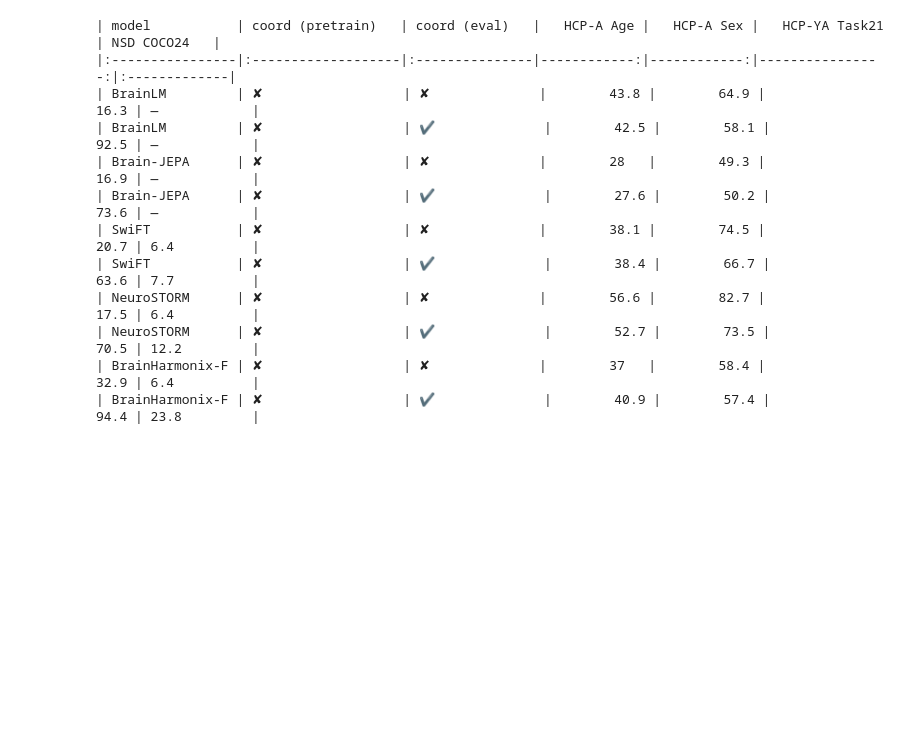
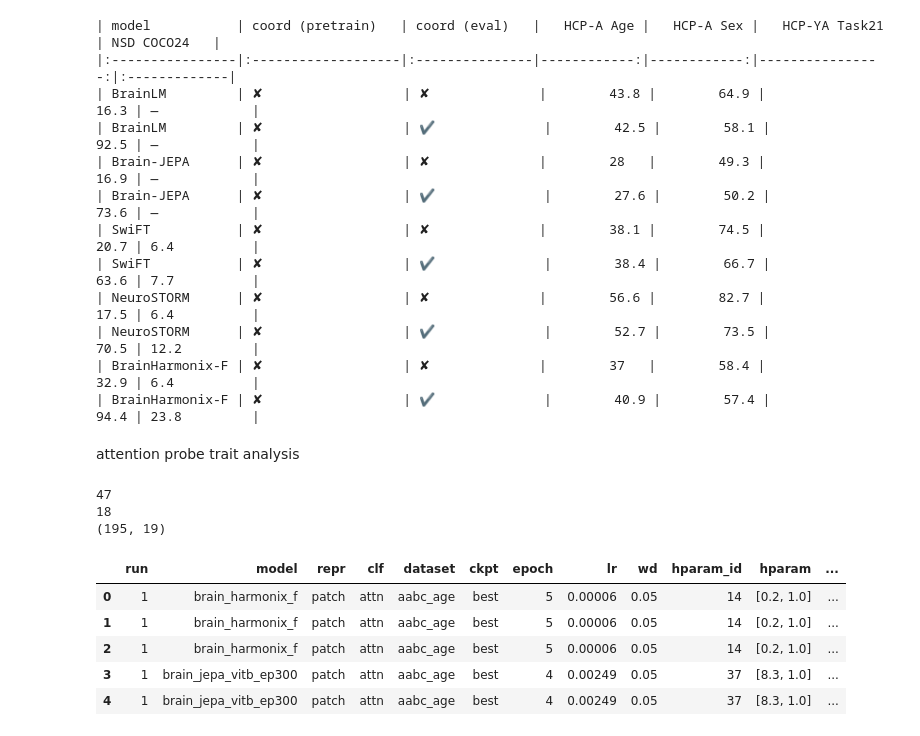
Before and after one commit to MedARC-AI/CortexMAE, a Jupyter notebook: experiments/benchmark_comparison/analysis.ipynb, the cells around one changed output. Saved outputs shown, nothing was run; the diff lists cells and outputs as text; code cells hidden in the pictures; blank space fills up the shorter version.

Commit message:
add attentive probe trait results
shows that attentive probe scores within CI of logistic probe.

```diff
--- a/experiments/benchmark_comparison/analysis.ipynb
+++ b/experiments/benchmark_comparison/analysis.ipynb
@@ -126,7 +126,7 @@ for path in paths:
     tables.append(table)
 
 paths = sorted(
-    Path("../input_space_v3/output/input_space_v3").rglob("*/eval_v2/*_attn/eval_table.csv")
+    Path("../input_space_v3/output/input_space_v3").rglob("*/eval_v2/[hn]*_attn/eval_table.csv")
 )
 print(len(paths))
 
@@ -706,3 +706,44 @@ print(df.to_markdown(index=False))
 | NeuroSTORM      | ✘                  | ✔              |        52.7 |        73.5 |            70.5 | 12.2         |
 | BrainHarmonix-F | ✘                  | ✘              |        37   |        58.4 |            32.9 | 6.4          |
 | BrainHarmonix-F | ✘                  | ✔              |        40.9 |        57.4 |            94.4 | 23.8         |
+# %% [markdown]
+attention probe trait analysis
+# %%
+tables = []
+
+paths = sorted(
+    Path("/data/connor/fmri-fm-eval/experiments/trait_attn_probe/output/eval_probe").rglob(
+        "eval_table.csv"
+    )
+)
+print(len(paths))
+for path in paths:
+    table = pd.read_csv(path)
+    table.insert(0, "run", 1)
+    tables.append(table)
+
+paths = sorted(
+    Path("../input_space_v3/output/input_space_v3").rglob("*/eval_v2/[ap]*_attn/eval_table.csv")
+)
+print(len(paths))
+for path in paths:
+    table = pd.read_csv(path)
+    key = path.parts[-4]
+    match = re.search(r"(schaefer400|mni_cortex|flat)_lr([-0-9e]+)_([0-9])", key)
+    space, lr, run = match.groups()
+    table.insert(0, "run", int(run))
+    tables.append(table)
+
+attn_trait_table = pd.concat(tables, ignore_index=True)
+print(attn_trait_table.shape)
+attn_trait_table.head()
+# %% [output]
+47
+18
+(195, 19)
+|  | run | model | repr | clf | dataset | ckpt | epoch | lr | wd | hparam_id | hparam | ... |
+| 0 | 1 | brain_harmonix_f | patch | attn | aabc_age | best | 5 | 0.00006 | 0.05 | 14 | [0.2, 1.0] | ... |
+| 1 | 1 | brain_harmonix_f | patch | attn | aabc_age | best | 5 | 0.00006 | 0.05 | 14 | [0.2, 1.0] | ... |
+| 2 | 1 | brain_harmonix_f | patch | attn | aabc_age | best | 5 | 0.00006 | 0.05 | 14 | [0.2, 1.0] | ... |
+| 3 | 1 | brain_jepa_vitb_ep300 | patch | attn | aabc_age | best | 4 | 0.00249 | 0.05 | 37 | [8.3, 1.0] | ... |
+| 4 | 1 | brain_jepa_vitb_ep300 | patch | attn | aabc_age | best | 4 | 0.00249 | 0.05 | 37 | [8.3, 1.0] | ... |
```
Also changed, not shown: parts of 3 cells of this notebook, 2 other files.
